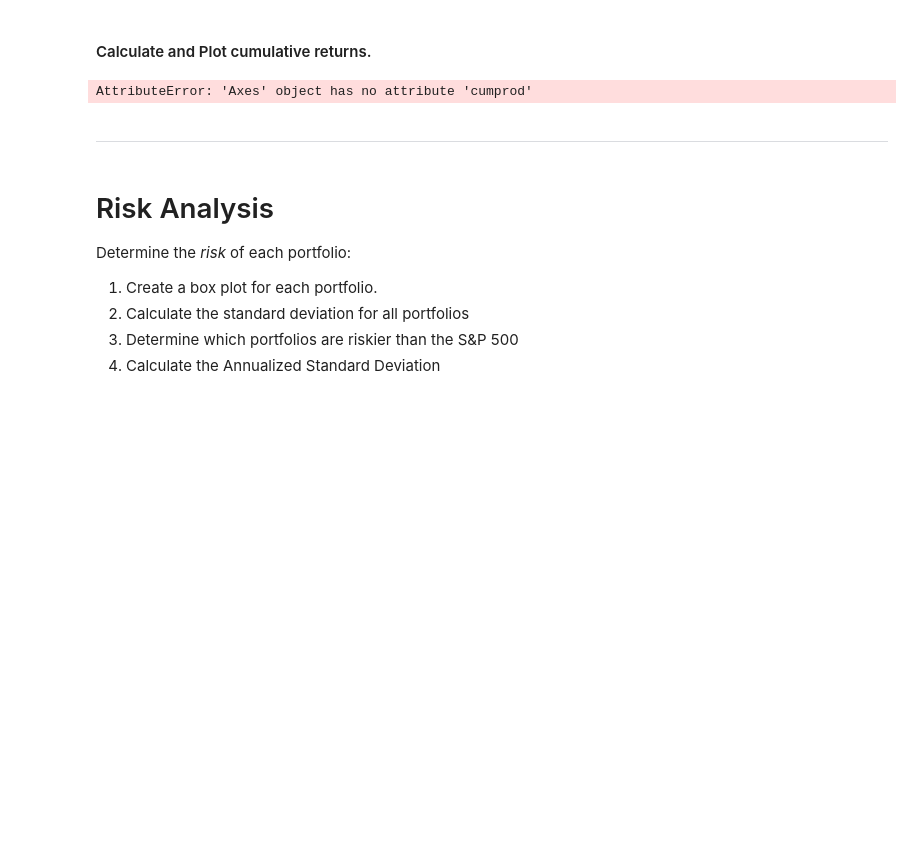
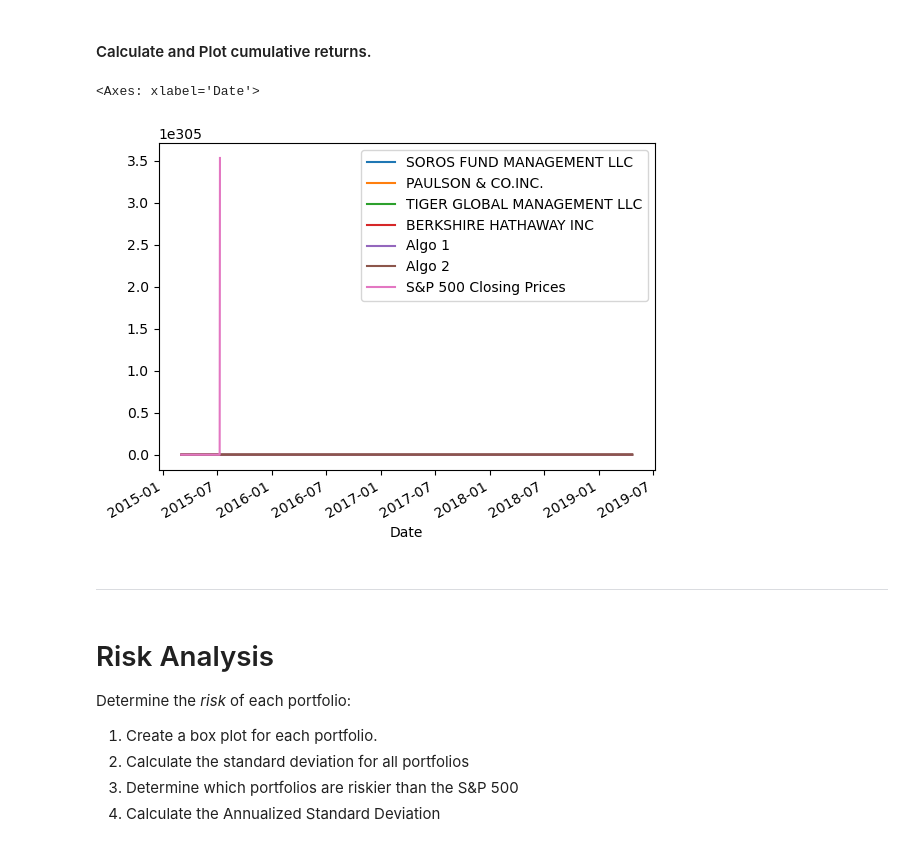
Before and after one commit to fintech-lex/whale_portfolios, a Jupyter notebook: whale_analysis.ipynb, the cells around one changed output. Cells and saved outputs as stored; diff of their text form; code cells hidden in the pictures; blank space fills up the shorter version.

```diff
--- a/whale_analysis.ipynb
+++ b/whale_analysis.ipynb
@@ -214,15 +220,15 @@ daily_rtn.sort_values(inplace=True)
 # %%
 # Calculate cumulative returns of all portfolios
 
-cumul = daily_rtn_plot.cumprod()
-cumul
+cumrtn = (1 + combine).cumprod() - 1
 
 # Plot cumulative return
 
-cumul_plot =
+cumul_plot = cumrtn.plot()
 cumul_plot
 # %% [output]
-AttributeError: 'Axes' object has no attribute 'cumprod'
+<Axes: xlabel='Date'>
+[figure, added]
 # %% [markdown]
 ---
 # %% [markdown]
```
Also changed, not shown: parts of 19 cells of this notebook, 2 other files.
